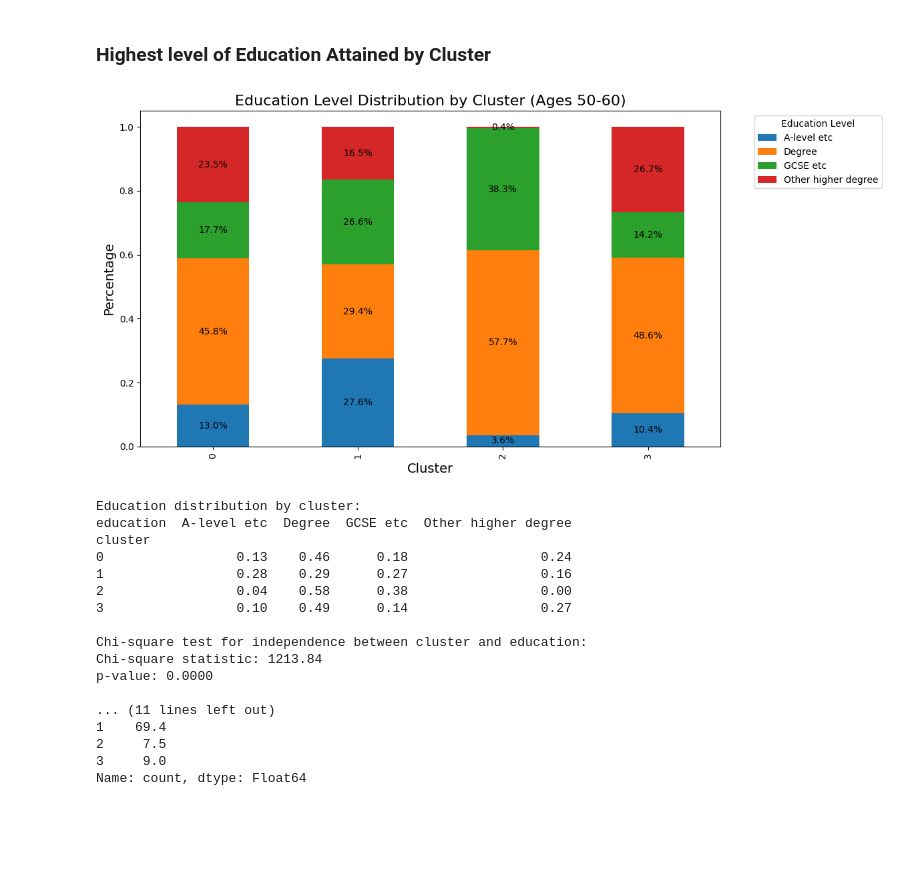
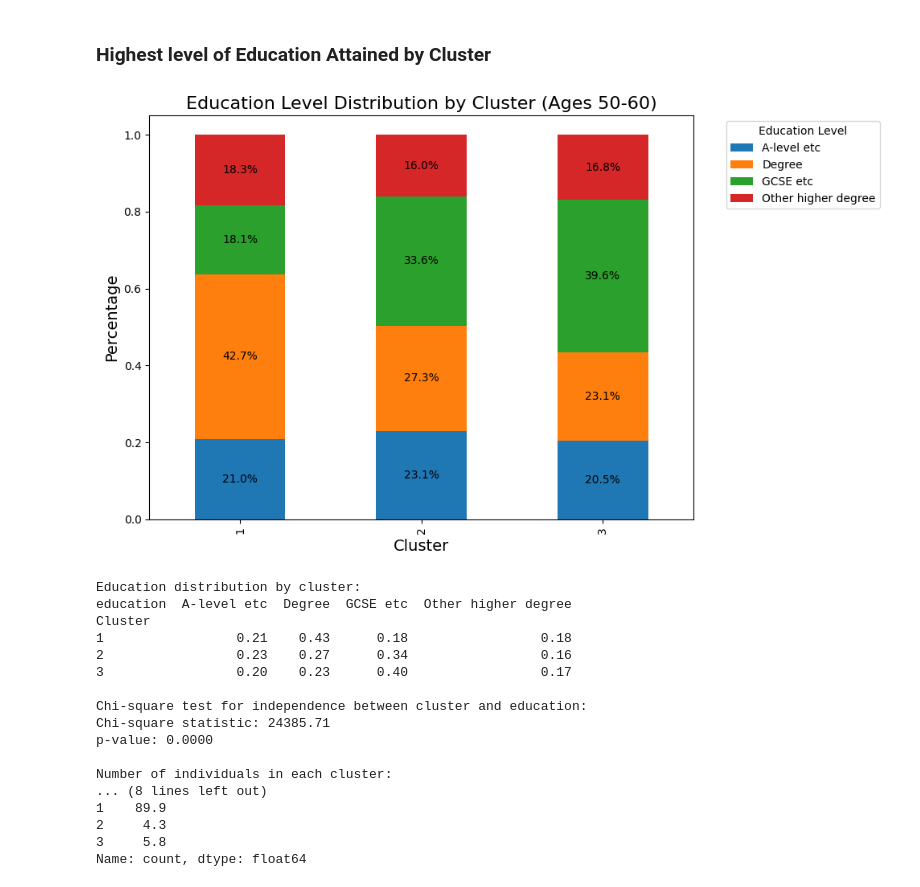
Before and after one commit to GJQu/EssexDissertation, a Jupyter notebook: k_means.ipynb, the cells around one changed output. Saved outputs shown, nothing was run; the diff lists cells and outputs as text; code cells hidden in the pictures; blank space fills up the shorter version.

```diff
--- a/k_means.ipynb
+++ b/k_means.ipynb
@@ -868,8 +868,10 @@ Average gross pay per hour for Cluster 2: £9.84
 # %% [markdown]
 ### Highest level of Education Attained by Cluster
 # %%
+from scipy.stats import chi2_contingency
+
 # Merge the education data with the frailty data
-merged_df = pd.merge(ee_df[['pidp', 'education']], df_frailty[['pidp', 'cluster', 'age_dv']], on='pidp', how='inner')
+merged_df = pd.merge(ee_df[['pidp', 'education']], df_filtered[['pidp', 'Cluster', 'age_dv']], on='pidp', how='inner')
 
 # Filter the data for relevant education levels and age range (50-60)
 education_map = {
@@ -883,61 +885,59 @@ merged_df = merged_df[(merged_df['education'].isin(education_map.keys())) &
 merged_df['education'] = merged_df['education'].map(education_map)
 
 # Calculate percentages for cluster distribution
-cluster_dist = merged_df.groupby('cluster')['education'].value_counts(normalize=True).unstack()
+cluster_dist = merged_df.groupby('Cluster')['education'].value_counts(normalize=True).unstack()
 
 # Create the plot
-fig, ax = plt.subplots(figsize=(12, 6))
+fig, ax = plt.subplots(figsize=(10, 6))
 
 cluster_dist.plot(kind='bar', stacked=True, ax=ax)
 ax.set_title('Education Level Distribution by Cluster (Ages 50-60)', fontsize=16)
 ax.set_xlabel('Cluster', fontsize=14)
 ax.set_ylabel('Percentage', fontsize=14)
 ax.legend(title='Education Level', bbox_to_anchor=(1.05, 1), loc='upper left')
 
 # Add percentage labels on the bars
 for c in ax.containers:
     labels = [f'{v.get_height():.1%}' if v.get_height() > 0 else '' for v in c]
     ax.bar_label(c, labels=labels, label_type='center')
 
 # Adjust layout and display
 plt.tight_layout()
 plt.show()
 
 # Print summary statistics
 print("Education distribution by cluster:")
 print(cluster_dist.round(2))
 
 # Chi-square test of independence
-from scipy.stats import chi2_contingency
-
-cluster_edu_crosstab = pd.crosstab(merged_df['cluster'], merged_df['education'])
+cluster_edu_crosstab = pd.crosstab(merged_df['Cluster'], merged_df['education'])
 chi2, p_value, dof, expected = chi2_contingency(cluster_edu_crosstab)
 print(f"\nChi-square test for independence between cluster and education:")
 print(f"Chi-square statistic: {chi2:.2f}")
 print(f"p-value: {p_value:.4f}")
 
 # Calculate and print the total number of individuals in each cluster
-cluster_sizes = merged_df['cluster'].value_counts().sort_index()
+cluster_sizes = merged_df['Cluster'].value_counts().sort_index()
 print("\nNumber of individuals in each cluster:")
 print(cluster_sizes)
 print("\nPercentage of individuals in each cluster:")
 print((cluster_sizes / cluster_sizes.sum() * 100).round(1))
 # %% [output]
-[figure, old version]
+[figure, new version]
 Education distribution by cluster:
 education  A-level etc  Degree  GCSE etc  Other higher degree
-cluster
-0                 0.13    0.46      0.18                 0.24
-1                 0.28    0.29      0.27                 0.16
-2                 0.04    0.58      0.38                 0.00
-3                 0.10    0.49      0.14                 0.27
+Cluster
+1                 0.21    0.43      0.18                 0.18
+2                 0.23    0.27      0.34                 0.16
+3                 0.20    0.23      0.40                 0.17
 
 Chi-square test for independence between cluster and education:
-Chi-square statistic: 1213.84
+Chi-square statistic: 24385.71
 p-value: 0.0000
 
-... (11 lines left out)
-1    69.4
-2     7.5
-3     9.0
-Name: count, dtype: Float64
+Number of individuals in each cluster:
+... (8 lines left out)
+1    89.9
+2     4.3
+3     5.8
+Name: count, dtype: float64
```
Also changed, not shown: parts of 4 cells of this notebook.
